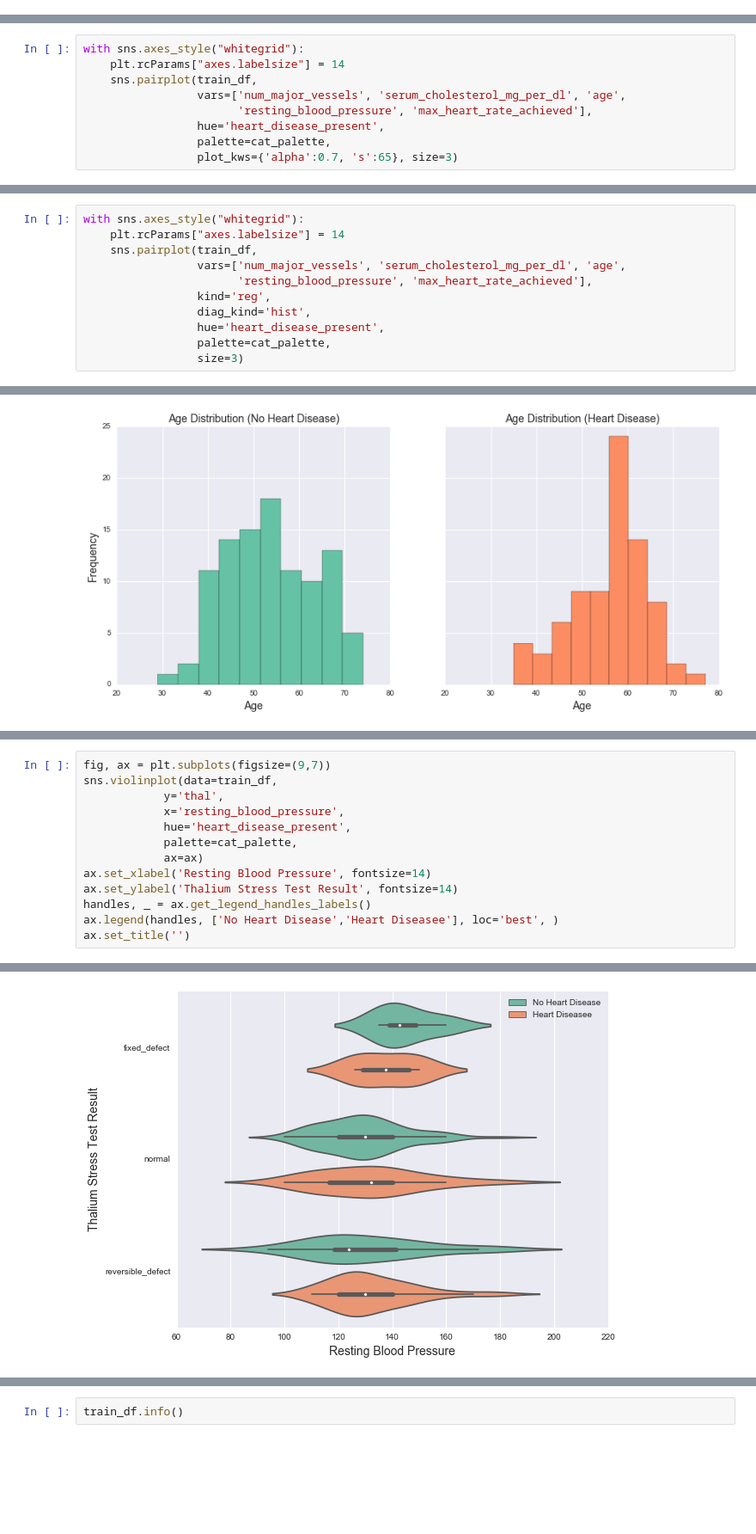
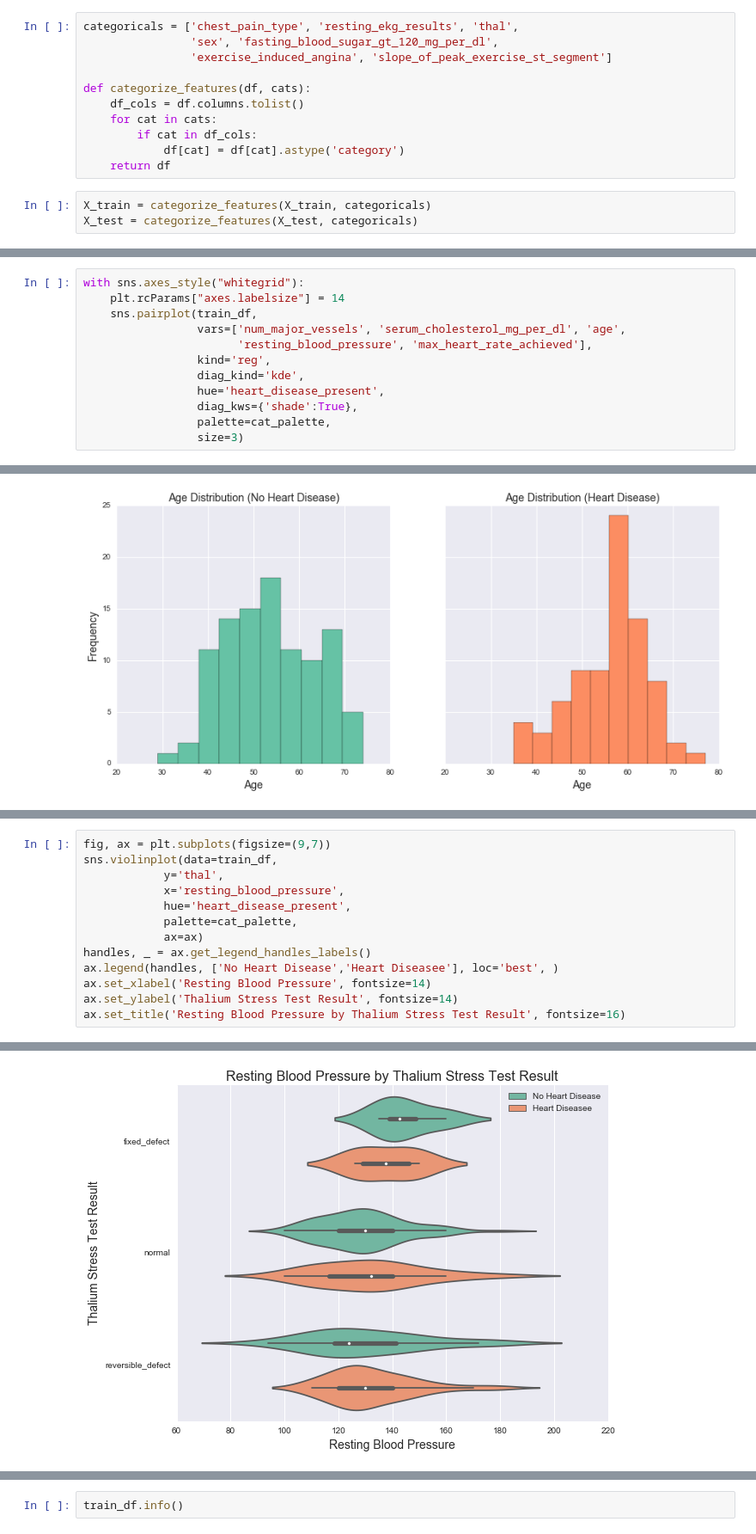
Before and after one commit to MattTriano/personal_site_public, a Jupyter notebook: Heart_Disease.ipynb, the cells around one changed output, grey strips where cells are left out. Shown at 86% size. Saved outputs shown, nothing was run; the diff lists cells and outputs as text; blank space fills up the shorter version.

```diff
--- a/Heart_Disease.ipynb
+++ b/Heart_Disease.ipynb
@@ -106,3 +109,17 @@ max_heart_rate_achieved                 180 non-null int64
 exercise_induced_angina                 180 non-null int64
 dtypes: float64(1), int64(11), object(1)
 memory usage: 19.7+ KB
+# %%
+categoricals = ['chest_pain_type', 'resting_ekg_results', 'thal',
+                'sex', 'fasting_blood_sugar_gt_120_mg_per_dl',
+                'exercise_induced_angina', 'slope_of_peak_exercise_st_segment']
+
+def categorize_features(df, cats):
+    df_cols = df.columns.tolist()
+    for cat in cats:
+        if cat in df_cols:
+            df[cat] = df[cat].astype('category')
+    return df
+# %%
+X_train = categorize_features(X_train, categoricals)
+X_test = categorize_features(X_test, categoricals)
@@ -257,7 +293,10 @@ with sns.axes_style("whitegrid"):
     sns.pairplot(train_df,
                  vars=['num_major_vessels', 'serum_cholesterol_mg_per_dl', 'age',
                        'resting_blood_pressure', 'max_heart_rate_achieved'],
+                 kind='reg',
+                 diag_kind='kde',
                  hue='heart_disease_present',
+                 diag_kws={'shade':True},
                  palette=cat_palette,
-                 plot_kws={'alpha':0.7, 's':65}, size=3)
+                 size=3)
 # %% [output]
@@ -265,11 +303,0 @@ with sns.axes_style("whitegrid"):
-# %%
-with sns.axes_style("whitegrid"):
-    plt.rcParams["axes.labelsize"] = 14
-    sns.pairplot(train_df,
-                 vars=['num_major_vessels', 'serum_cholesterol_mg_per_dl', 'age',
-                       'resting_blood_pressure', 'max_heart_rate_achieved'],
-                 kind='reg',
-                 diag_kind='hist',
-                 hue='heart_disease_present',
-                 palette=cat_palette,
-                 size=3)
@@ -309,9 +341,9 @@ sns.violinplot(data=train_df,
             hue='heart_disease_present',
             palette=cat_palette,
             ax=ax)
+handles, _ = ax.get_legend_handles_labels()
+ax.legend(handles, ['No Heart Disease','Heart Diseasee'], loc='best', )
 ax.set_xlabel('Resting Blood Pressure', fontsize=14)
 ax.set_ylabel('Thalium Stress Test Result', fontsize=14)
-handles, _ = ax.get_legend_handles_labels()
-ax.legend(handles, ['No Heart Disease','Heart Diseasee'], loc='best', )
-ax.set_title('')
+ax.set_title('Resting Blood Pressure by Thalium Stress Test Result', fontsize=16)
 # %% [output]
@@ -319 +351 @@ ax.set_title('')
-[figure, old version]
+[figure, new version]
```
Also changed, not shown: parts of 23 cells of this notebook.
